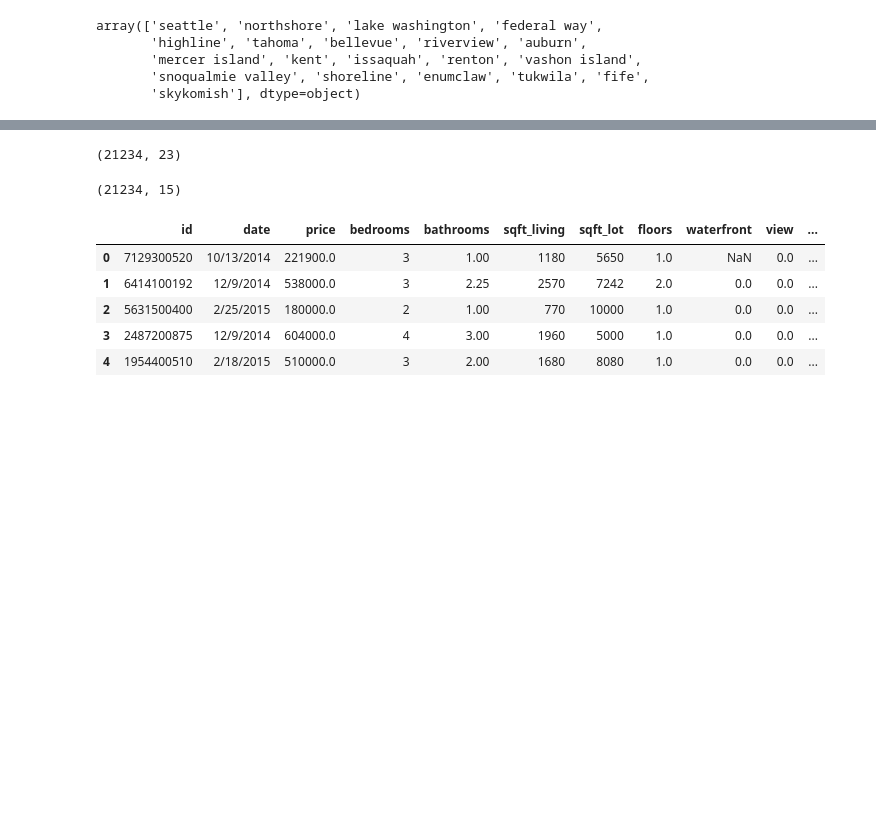
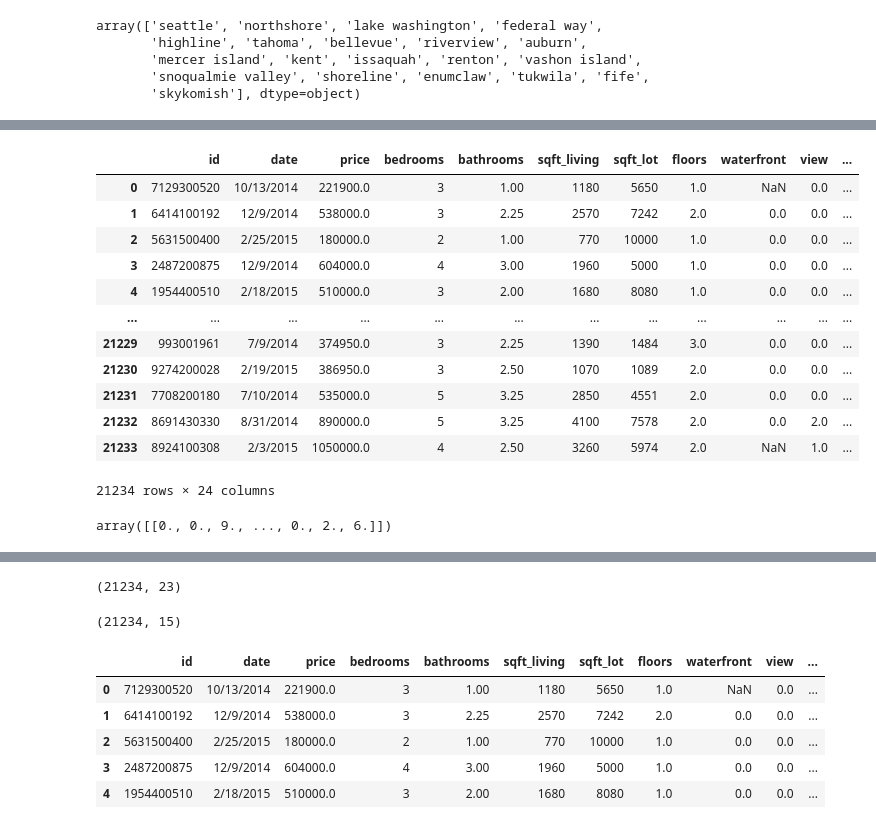
Before and after one commit to Joshua-Hill-Science/linear_regression_project, a Jupyter notebook: notebooks/exploratory/Josh/Josh_First_Exploration.ipynb, the cells around one changed output, grey strips where cells are left out. Saved outputs shown, nothing was run; the diff lists cells and outputs as text; code cells hidden in the pictures; blank space fills up the shorter version.

```diff
--- a/notebooks/exploratory/Josh/Josh_First_Exploration.ipynb
+++ b/notebooks/exploratory/Josh/Josh_First_Exploration.ipynb
@@ -226,0 +234,16 @@ sns.histplot(df_rank["State Rank"])
+# %%
+df_rank
+# %% [output]
+|  | id | date | price | bedrooms | bathrooms | sqft_living | sqft_lot | floors | waterfront | view | ... |
+| 0 | 7129300520 | 10/13/2014 | 221900.0 | 3 | 1.00 | 1180 | 5650 | 1.0 | NaN | 0.0 | ... |
+| 1 | 6414100192 | 12/9/2014 | 538000.0 | 3 | 2.25 | 2570 | 7242 | 2.0 | 0.0 | 0.0 | ... |
+| 2 | 5631500400 | 2/25/2015 | 180000.0 | 2 | 1.00 | 770 | 10000 | 1.0 | 0.0 | 0.0 | ... |
+| 3 | 2487200875 | 12/9/2014 | 604000.0 | 4 | 3.00 | 1960 | 5000 | 1.0 | 0.0 | 0.0 | ... |
+| 4 | 1954400510 | 2/18/2015 | 510000.0 | 3 | 2.00 | 1680 | 8080 | 1.0 | 0.0 | 0.0 | ... |
+| ... | ... | ... | ... | ... | ... | ... | ... | ... | ... | ... | ... |
+| 21229 | 993001961 | 7/9/2014 | 374950.0 | 3 | 2.25 | 1390 | 1484 | 3.0 | 0.0 | 0.0 | ... |
+| 21230 | 9274200028 | 2/19/2015 | 386950.0 | 3 | 2.50 | 1070 | 1089 | 2.0 | 0.0 | 0.0 | ... |
+| 21231 | 7708200180 | 7/10/2014 | 535000.0 | 5 | 3.25 | 2850 | 4551 | 2.0 | 0.0 | 0.0 | ... |
+| 21232 | 8691430330 | 8/31/2014 | 890000.0 | 5 | 3.25 | 4100 | 7578 | 2.0 | 0.0 | 2.0 | ... |
+| 21233 | 8924100308 | 2/3/2015 | 1050000.0 | 4 | 2.50 | 3260 | 5974 | 2.0 | NaN | 1.0 | ... |
+21234 rows × 24 columns
@@ -226,0 +256,4 @@ sns.histplot(df_rank["State Rank"])
+# %%
+X_test.to_numpy().reshape(1,-1)
+# %% [output]
+array([[0., 0., 9., ..., 0., 2., 6.]])
```
Also changed, not shown: parts of 16 cells of this notebook.
